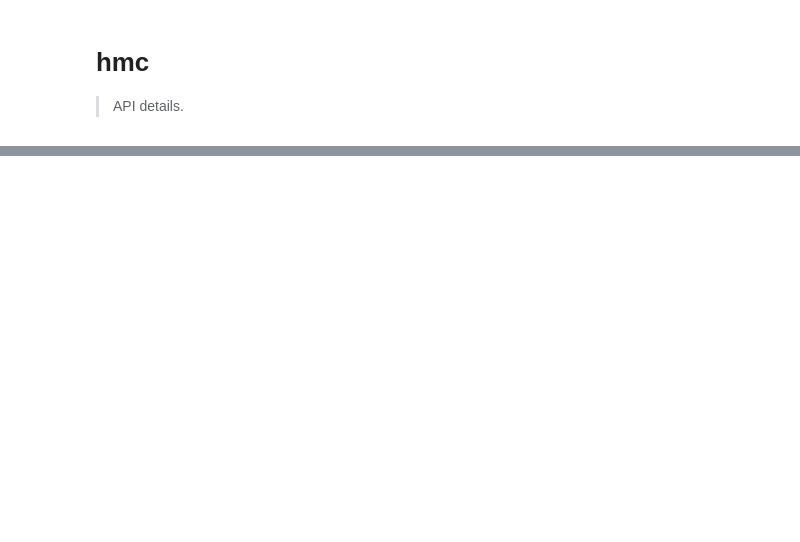
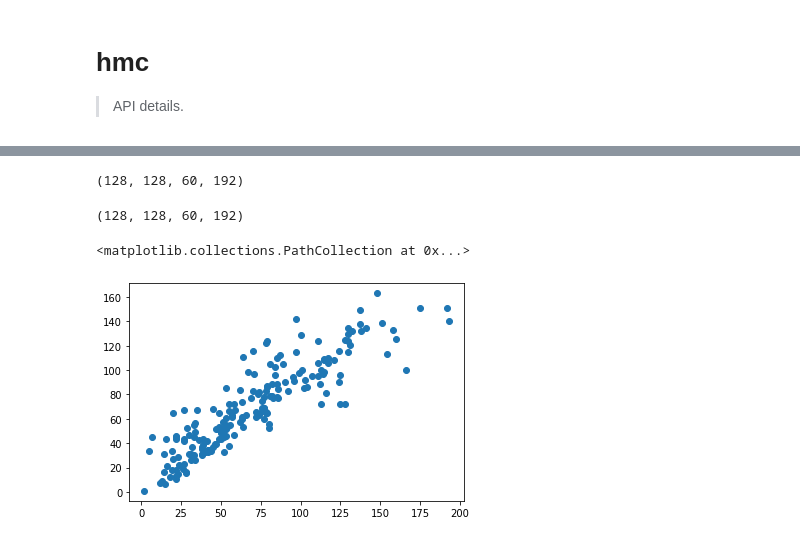
Before and after one commit to nrdg/hmc, a Jupyter notebook: 00_core.ipynb, the cells around one changed output, grey strips where cells are left out. Drawn from its saved outputs; the diff is of its cells as text; code cells hidden in the pictures; blank space fills up the shorter version.

```diff
--- a/00_core.ipynb
+++ b/00_core.ipynb
@@ -468,0 +466,10 @@ Line #      Hits         Time  Per Hit   % Time  Line Contents
+# %%
+pred = sff.predict(in_gtab)
+# %%
+pred.shape
+# %% [output]
+(128, 128, 60, 192)
+# %%
+in_data.shape
+# %% [output]
+(128, 128, 60, 192)
@@ -468,0 +478,6 @@ Line #      Hits         Time  Per Hit   % Time  Line Contents
+# %%
+plt.scatter(in_data[64, 64, 30],
+            pred[64, 64, 30])
+# %% [output]
+<matplotlib.collections.PathCollection at 0x...>
+[figure, added]
```
Also changed, not shown: parts of 10 cells of this notebook, 1 other file.
